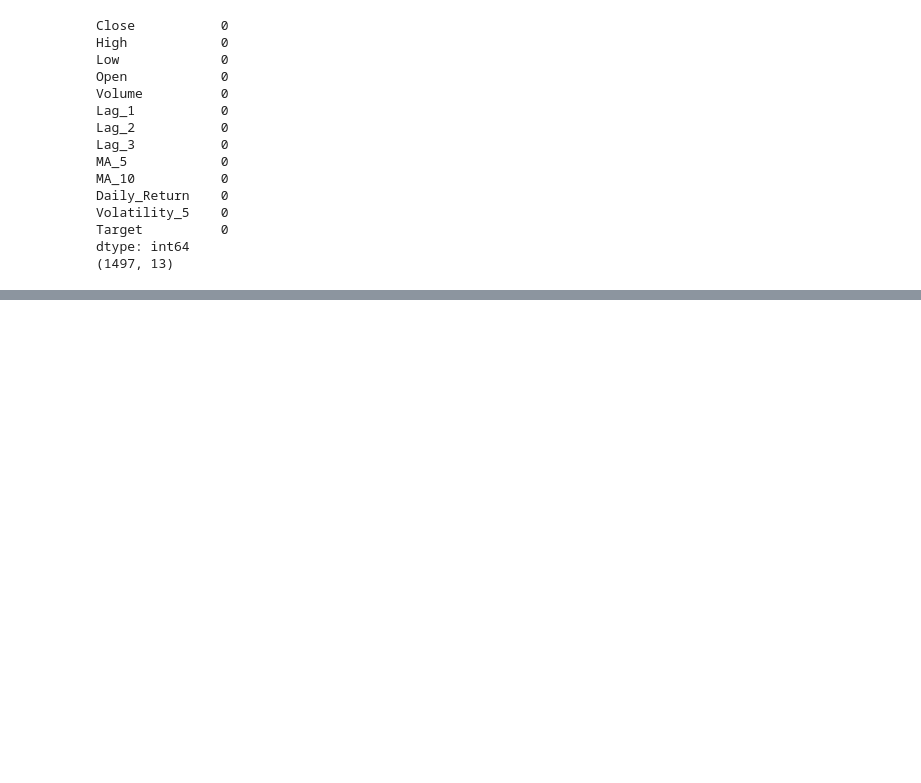
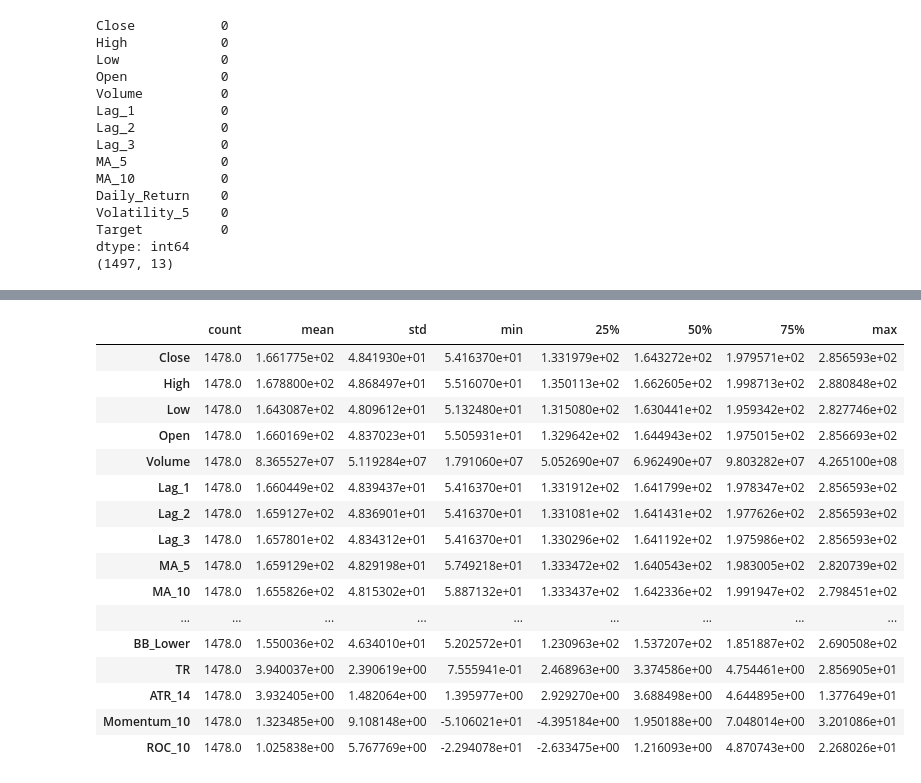
Before and after one commit to mohansairishil5/stock-price-intelligence-system, a Jupyter notebook: notebooks/03_Feature_Engineering.ipynb, the cells around one changed output, grey strips where cells are left out. Cells and saved outputs as stored; diff of their text form; code cells hidden in the pictures; blank space fills up the shorter version.

```diff
--- a/notebooks/03_Feature_Engineering.ipynb
+++ b/notebooks/03_Feature_Engineering.ipynb
@@ -380,0 +911,20 @@ stock_data.to_csv("../data/apple_stock_processed.csv")
+# %%
+stock_data.describe().T
+# %% [output]
+|  | count | mean | std | min | 25% | 50% | 75% | max |
+| Close | 1478.0 | 1.661775e+02 | 4.841930e+01 | 5.416370e+01 | 1.331979e+02 | 1.643272e+02 | 1.979571e+02 | 2.856593e+02 |
+| High | 1478.0 | 1.678800e+02 | 4.868497e+01 | 5.516070e+01 | 1.350113e+02 | 1.662605e+02 | 1.998713e+02 | 2.880848e+02 |
+| Low | 1478.0 | 1.643087e+02 | 4.809612e+01 | 5.132480e+01 | 1.315080e+02 | 1.630441e+02 | 1.959342e+02 | 2.827746e+02 |
+| Open | 1478.0 | 1.660169e+02 | 4.837023e+01 | 5.505931e+01 | 1.329642e+02 | 1.644943e+02 | 1.975015e+02 | 2.856693e+02 |
+| Volume | 1478.0 | 8.365527e+07 | 5.119284e+07 | 1.791060e+07 | 5.052690e+07 | 6.962490e+07 | 9.803282e+07 | 4.265100e+08 |
+| Lag_1 | 1478.0 | 1.660449e+02 | 4.839437e+01 | 5.416370e+01 | 1.331912e+02 | 1.641799e+02 | 1.978347e+02 | 2.856593e+02 |
+| Lag_2 | 1478.0 | 1.659127e+02 | 4.836901e+01 | 5.416370e+01 | 1.331081e+02 | 1.641431e+02 | 1.977626e+02 | 2.856593e+02 |
+| Lag_3 | 1478.0 | 1.657801e+02 | 4.834312e+01 | 5.416370e+01 | 1.330296e+02 | 1.641192e+02 | 1.975986e+02 | 2.856593e+02 |
+| MA_5 | 1478.0 | 1.659129e+02 | 4.829198e+01 | 5.749218e+01 | 1.333472e+02 | 1.640543e+02 | 1.983005e+02 | 2.820739e+02 |
+| MA_10 | 1478.0 | 1.655826e+02 | 4.815302e+01 | 5.887132e+01 | 1.333437e+02 | 1.642336e+02 | 1.991947e+02 | 2.798451e+02 |
+| ... | ... | ... | ... | ... | ... | ... | ... | ... |
+| BB_Lower | 1478.0 | 1.550036e+02 | 4.634010e+01 | 5.202572e+01 | 1.230963e+02 | 1.537207e+02 | 1.851887e+02 | 2.690508e+02 |
+| TR | 1478.0 | 3.940037e+00 | 2.390619e+00 | 7.555941e-01 | 2.468963e+00 | 3.374586e+00 | 4.754461e+00 | 2.856905e+01 |
+| ATR_14 | 1478.0 | 3.932405e+00 | 1.482064e+00 | 1.395977e+00 | 2.929270e+00 | 3.688498e+00 | 4.644895e+00 | 1.377649e+01 |
+| Momentum_10 | 1478.0 | 1.323485e+00 | 9.108148e+00 | -5.106021e+01 | -4.395184e+00 | 1.950188e+00 | 7.048014e+00 | 3.201086e+01 |
+| ROC_10 | 1478.0 | 1.025838e+00 | 5.767769e+00 | -2.294078e+01 | -2.633475e+00 | 1.216093e+00 | 4.870743e+00 | 2.268026e+01 |
```
Also changed, not shown: parts of 54 cells of this notebook, 27 other files.
